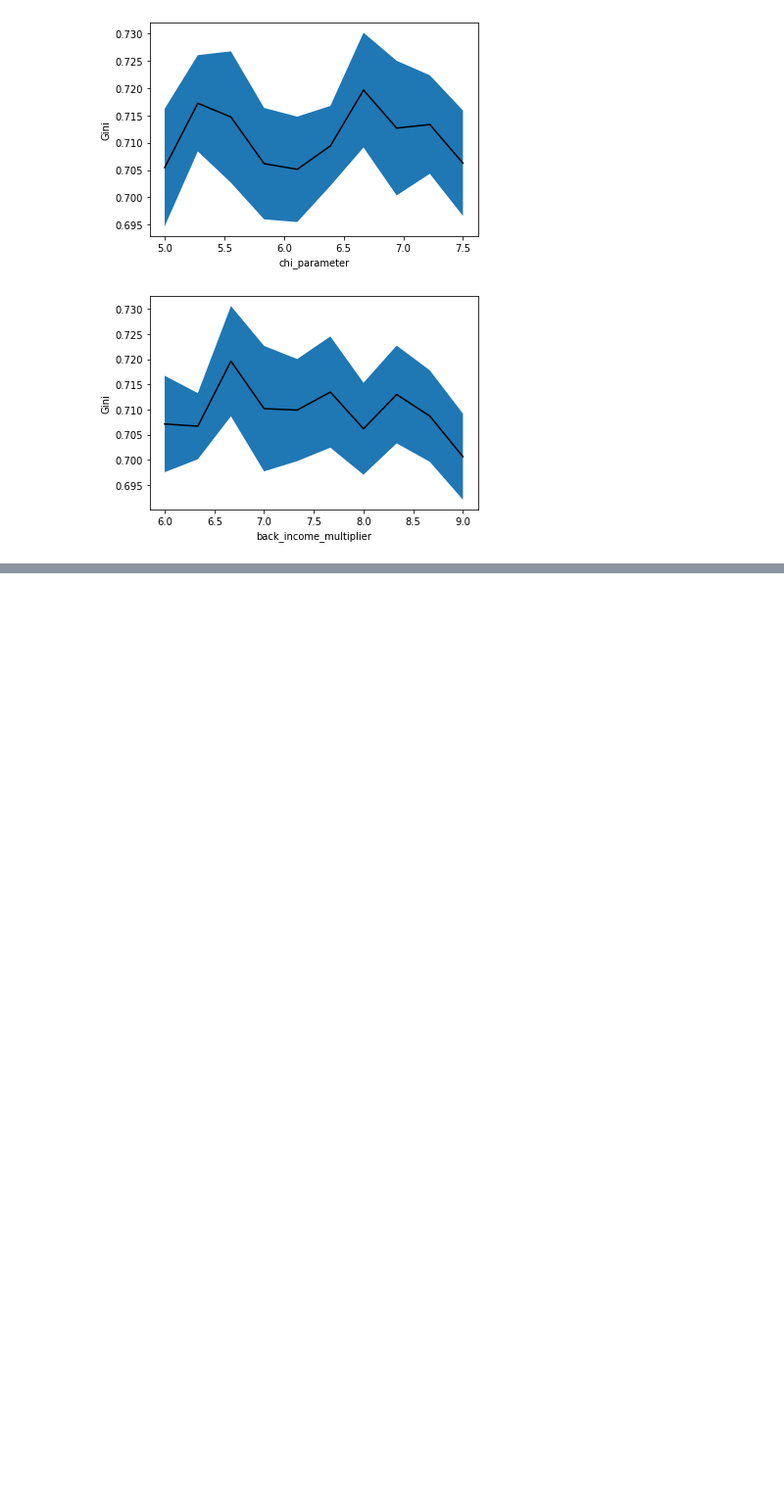
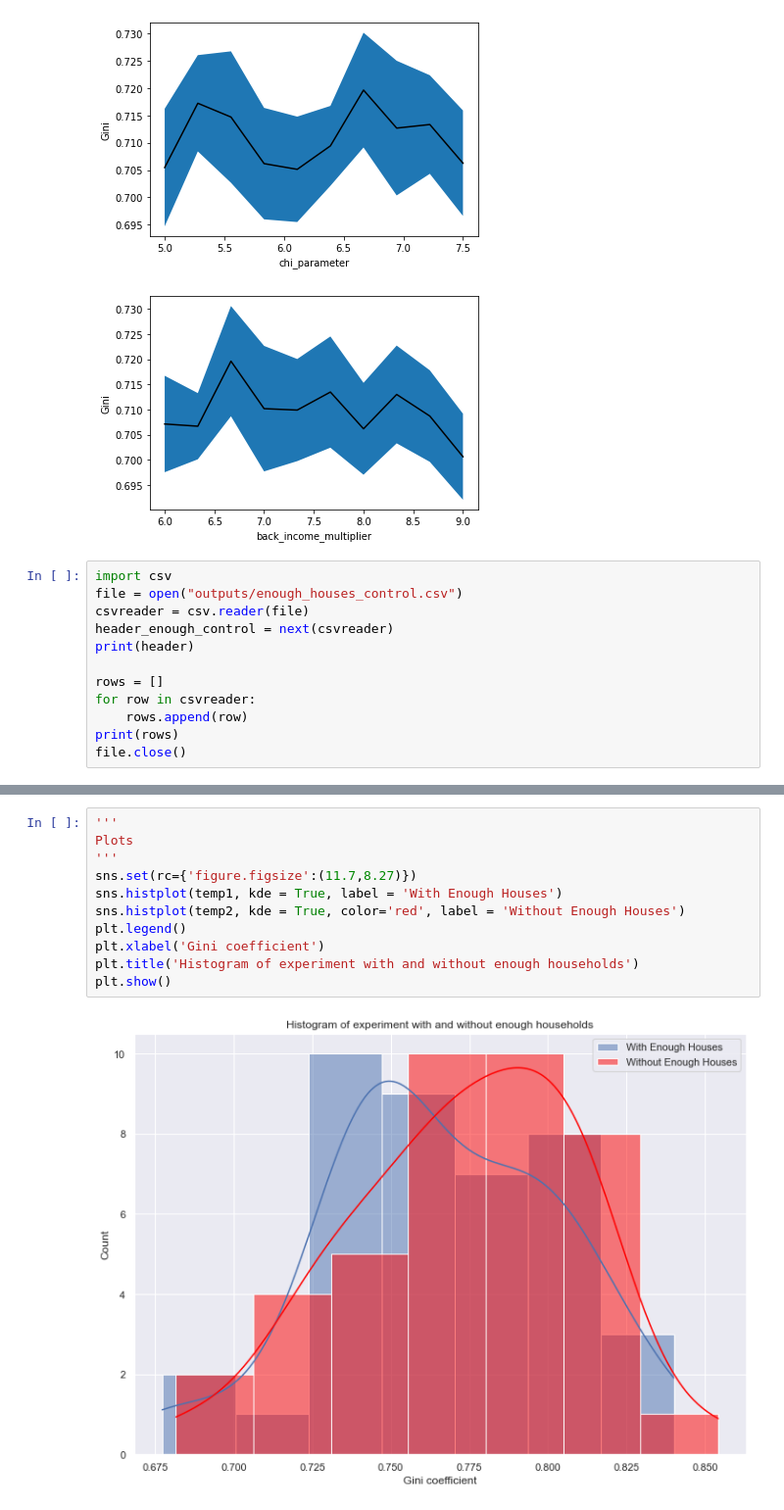
Before and after one commit to Caesar-blip/ABM, a Jupyter notebook: tests.ipynb, the cells around one changed output, grey strips where cells are left out. Shown at 98% size. Cells and saved outputs as stored; diff of their text form; blank space fills up the shorter version.

```diff
--- a/tests.ipynb
+++ b/tests.ipynb
@@ -429,3 +429,15 @@ plot7 = run_batch_parallel_plotter(results_7, 7)
 [figure]
 [figure]
 [figure]
+# %%
+import csv
+file = open("outputs/enough_houses_control.csv")
+csvreader = csv.reader(file)
+header_enough_control = next(csvreader)
+print(header)
+
+rows = []
+for row in csvreader:
+    rows.append(row)
+print(rows)
+file.close()
@@ -431,0 +476,13 @@ plot7 = run_batch_parallel_plotter(results_7, 7)
+# %%
+'''
+Plots
+'''
+sns.set(rc={'figure.figsize':(11.7,8.27)})
+sns.histplot(temp1, kde = True, label = 'With Enough Houses')
+sns.histplot(temp2, kde = True, color='red', label = 'Without Enough Houses')
+plt.legend()
+plt.xlabel('Gini coefficient')
+plt.title('Histogram of experiment with and without enough households')
+plt.show()
+# %% [output]
+[figure, added]
```
Also changed, not shown: parts of 5 cells of this notebook.
